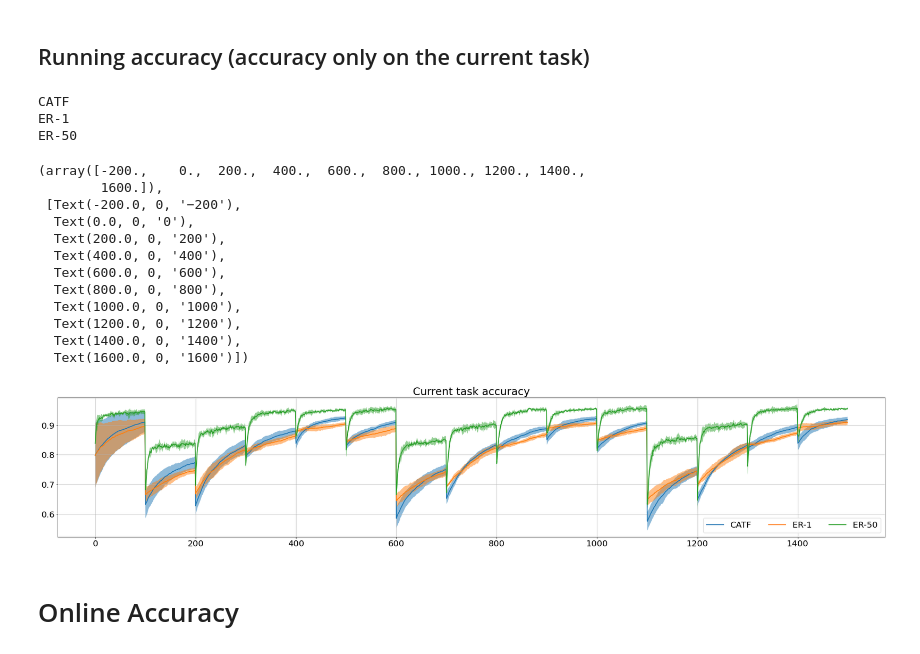
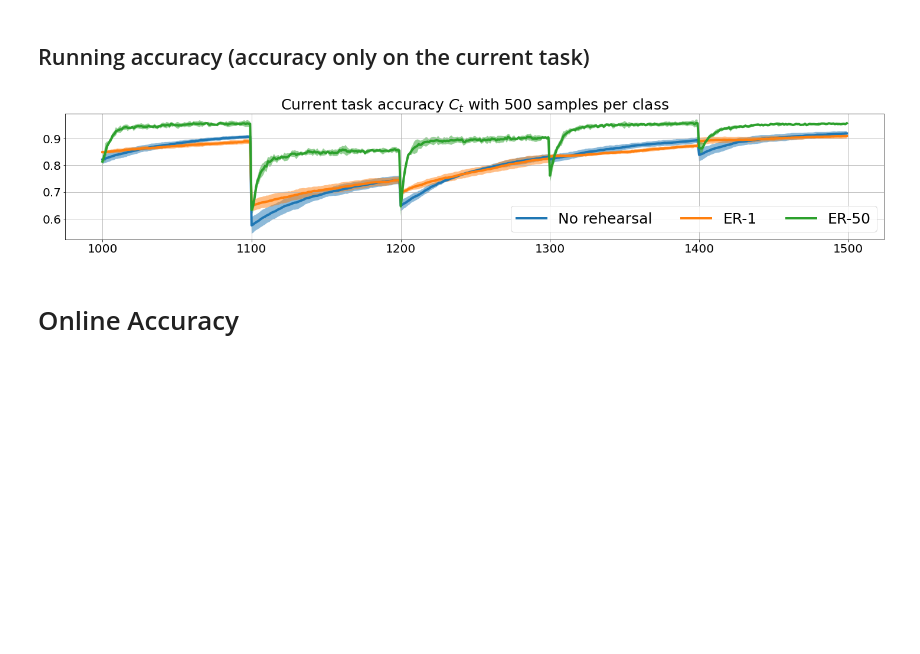
Before and after one commit to chdavalas/drift_activated_rh, a Jupyter notebook: plots_tabs/cifar10-exp5/cifar-exp5-buf500/plots_and_tabs.ipynb, the cells around one changed output. Saved outputs shown, nothing was run; the diff lists cells and outputs as text; code cells hidden in the pictures; blank space fills up the shorter version.

Commit message:
new figure creation

```diff
--- a/plots_tabs/cifar10-exp5/cifar-exp5-buf500/plots_and_tabs.ipynb
+++ b/plots_tabs/cifar10-exp5/cifar-exp5-buf500/plots_and_tabs.ipynb
@@ -166,24 +166,25 @@ avg_acc
 fig, ax = plt.subplots(1)
 ax.ticklabel_format(useMathText=False)
 for col in columns:
-
     nm = name_map[col]
+    if nm == "CATF":
+        nm = "No rehearsal"
     xf = avg_acc[col+"_mean"].index
     yf = avg_acc[col+"_mean"]
     dyf = avg_acc[col+"_stdev"]
 
     ax_ = ax.fill_between( xf, yf.sub(dyf), yf.add(dyf).clip(0,1),  alpha=0.5)
-    avg_acc[col+"_mean"].plot(figsize=(2000*px,400*px), label=nm, linewidth=2, alpha=1)
+    avg_acc[col+"_mean"].plot(figsize=(2000*px,400*px), label=nm, alpha=1)
 
 
 
 name_map["acc_avg_catf_sgd_0.01"] = "No rehearsal"
 
-plt.title('Average accuracy',fontsize=25, loc='center')
+plt.title('Average accuracy ($A_t$)',fontsize=25, loc='center')
 plt.grid()
 plt.tight_layout(pad=1.5)
 plt.yticks(fontsize=20)
-plt.legend(fontsize=20, ncol=5, loc='lower right')
+plt.legend(fontsize=25, ncol=5, loc='lower right')
 plt.xticks(fontsize=20)
-# plt.savefig("cifar10-exp3-buf500-avg-acc.png")
+plt.savefig("cifar10-exp5-buf500-avg-acc.png")
 # %% [output]
@@ -231,55 +220,41 @@ run_acc_stdev = pd.DataFrame()
 for col in columns:
     run_acc_mean[col] = run_acc[col].mean(axis=1)
     run_acc_stdev[col] = run_acc[col].std(axis=1)
 
 
 run_acc_mean.columns = [ col+"_mean" for col in columns]
 run_acc_stdev.columns = [ col+"_stdev" for col in columns]
 
-run_acc = pd.concat([run_acc_mean, run_acc_stdev], axis=1)
+run_acc = pd.concat([run_acc_mean, run_acc_stdev], axis=1).iloc[1000:1500]
 run_acc
 
 fig, ax = plt.subplots(1)
 ax.ticklabel_format(useMathText=False)
 for col in columns:
 
     nm = name_map[col]
-    print(nm)
+    if nm == "CATF":
+        nm = "No rehearsal"
     xf = run_acc[col+"_mean"].index
     yf = run_acc[col+"_mean"]
     dyf = run_acc[col+"_stdev"]
 
     ax_ = ax.fill_between( xf, yf.sub(dyf), yf.add(dyf).clip(0,1),  alpha=0.5)
-    run_acc[col+"_mean"].plot(figsize=(2000*px,400*px), label=nm, linewidth=2, alpha=1)
+    run_acc[col+"_mean"].plot(figsize=(2000*px,400*px), label=nm, alpha=1)
 
 
 
 name_map["acc_run_catf_sgd_0.01"] = "No rehearsal"
 
-plt.title('Current task accuracy',fontsize=25, loc='center')
+plt.title('Current task accuracy $C_t$ with 500 samples per class',fontsize=25, loc='center')
 plt.grid()
 plt.tight_layout(pad=1.5)
 plt.yticks(fontsize=20)
-plt.legend(fontsize=20, ncol=5, loc='lower right')
+plt.legend(fontsize=25, ncol=5, loc='lower right')
 plt.xticks(fontsize=20)
-# plt.savefig("cifar10-exp3-buf500-avg-acc.png")
+plt.savefig("cifar10-exp5-buf500-run-acc.png")
 # %% [output]
-CATF
-ER-1
-ER-50
-(array([-200.,    0.,  200.,  400.,  600.,  800., 1000., 1200., 1400.,
-        1600.]),
- [Text(-200.0, 0, '−200'),
-  Text(0.0, 0, '0'),
-  Text(200.0, 0, '200'),
-  Text(400.0, 0, '400'),
-  Text(600.0, 0, '600'),
-  Text(800.0, 0, '800'),
-  Text(1000.0, 0, '1000'),
-  Text(1200.0, 0, '1200'),
-  Text(1400.0, 0, '1400'),
-  Text(1600.0, 0, '1600')])
-[figure, old version]
+[figure, new version]
 # %% [markdown]
 # Online Accuracy
 # %%
```
Also changed, not shown: parts of 2 cells of this notebook, 8 other files.
